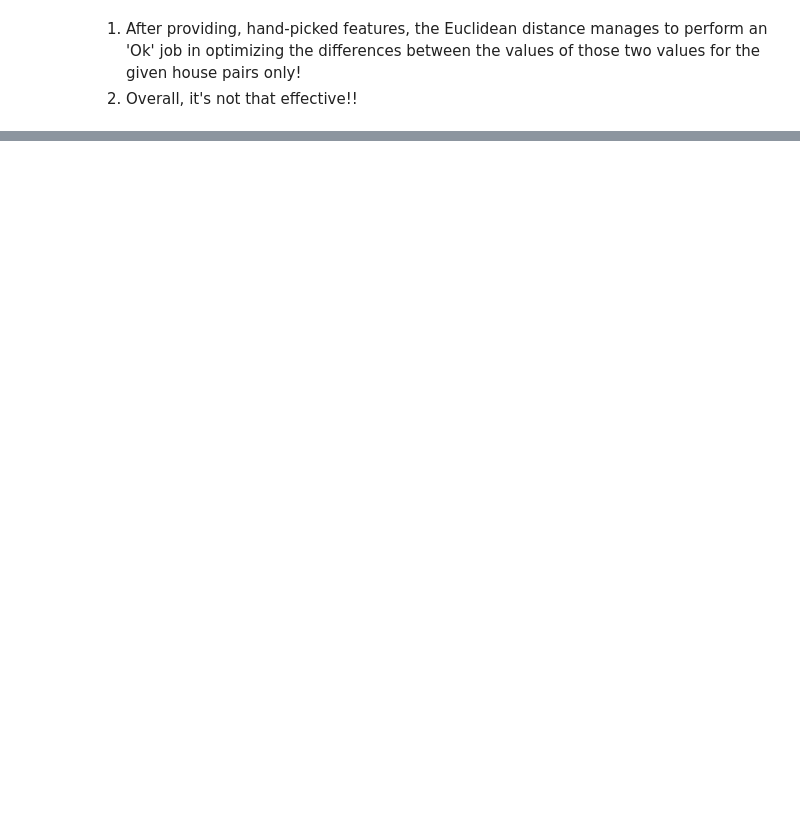
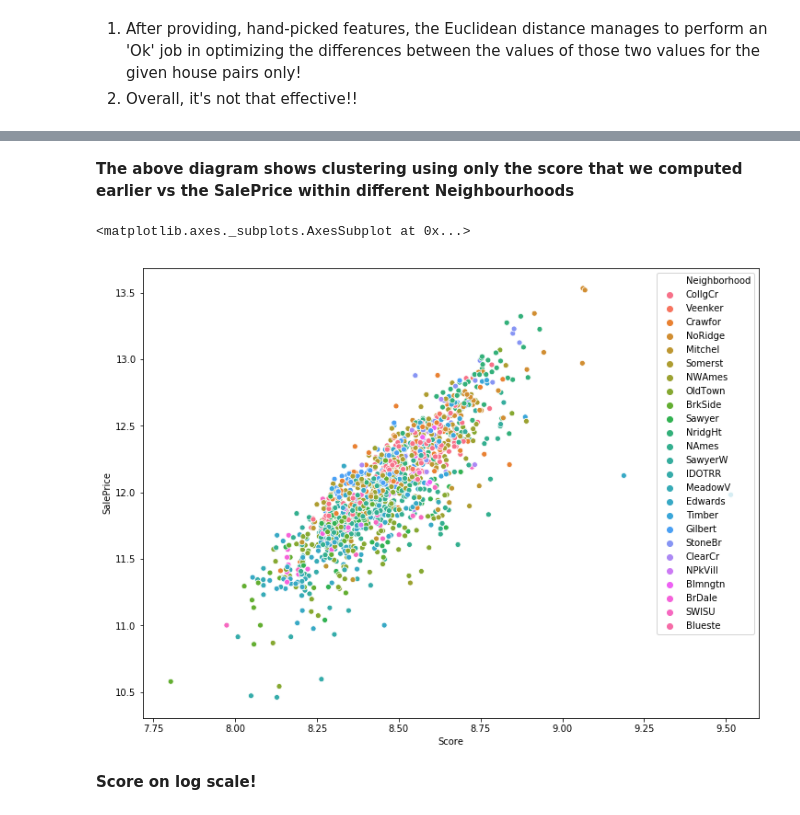
Before and after one commit to niranjan-sa/DataScience, a Jupyter notebook: Home_Work_3_Final.ipynb, the cells around one changed output, grey strips where cells are left out. Cells and saved outputs as stored; diff of their text form; code cells hidden in the pictures; blank space fills up the shorter version.

```diff
--- a/Home_Work_3_Final.ipynb
+++ b/Home_Work_3_Final.ipynb
@@ -787,0 +785,11 @@ top_related.index.shape
+# %% [markdown]
+**The above diagram shows clustering using only the score that we computed earlier vs the SalePrice within different Neighbourhoods**
+# %%
+fig, ax = plt.subplots()
+fig.set_size_inches(12, 9)
+sns.scatterplot(x=np.log(nc_enc_train['Score']), y=np.log(nc_enc_train['SalePrice']), hue=train['Neighborhood'], data=nc_enc_train)
+# %% [output]
+<matplotlib.axes._subplots.AxesSubplot at 0x...>
+[figure, added]
+# %% [markdown]
+**Score on log scale!**
```
Also changed, not shown: parts of 114 cells of this notebook.
